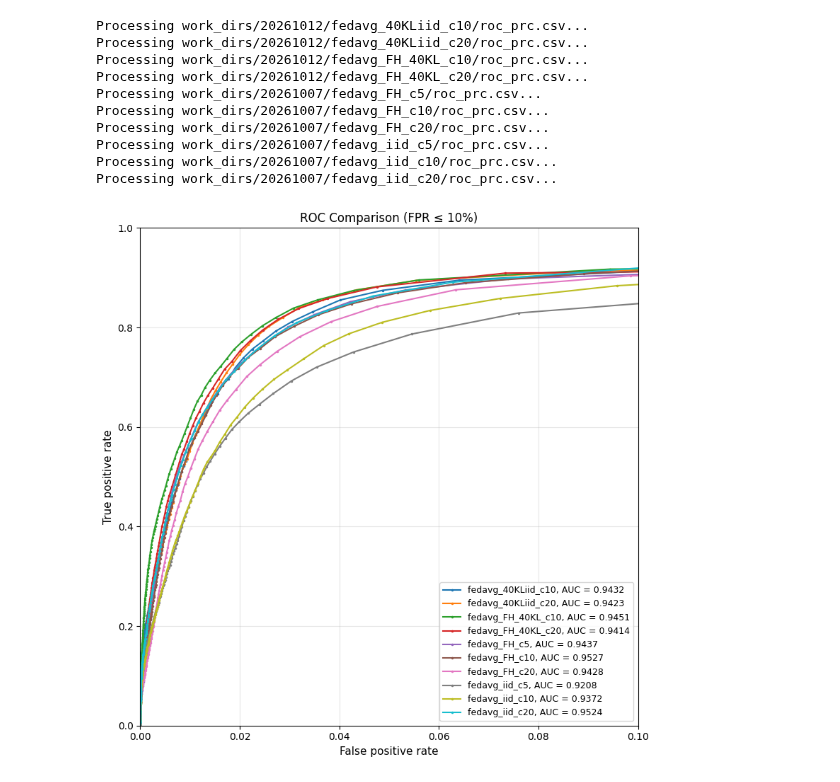
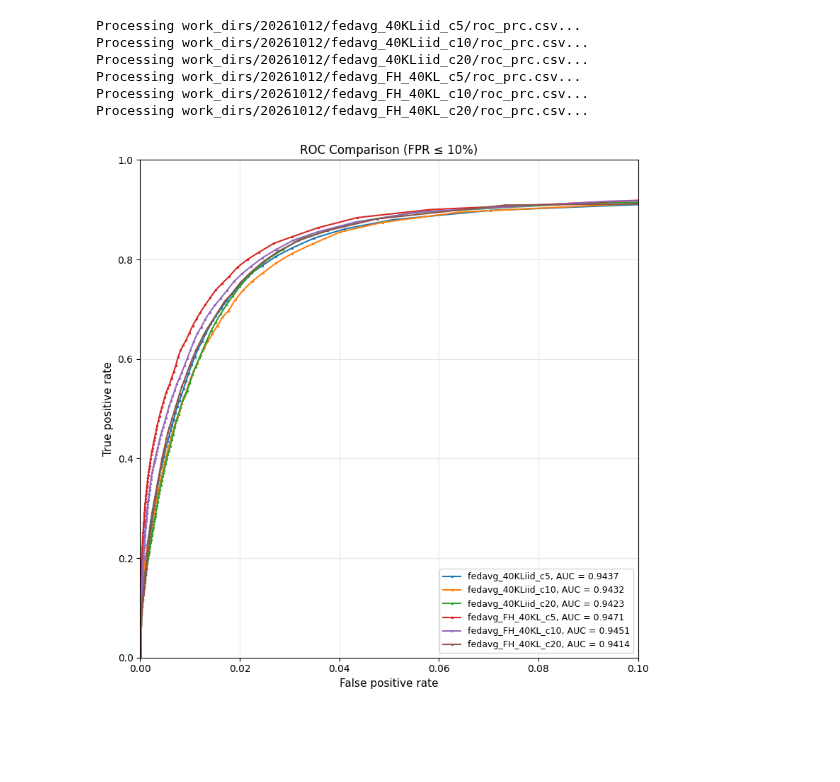
Before and after one commit to beppSpedicato/FedCircuitNet, a Jupyter notebook: test.ipynb, the cells around one changed output. Drawn from its saved outputs; the diff is of its cells as text; code cells hidden in the pictures; blank space fills up the shorter version.

```diff
--- a/test.ipynb
+++ b/test.ipynb
@@ -6,19 +6,13 @@ from pathlib import Path
 
 # Define your CSV files here
 csv_files = [
+    "work_dirs/20261012/fedavg_40KLiid_c5/roc_prc.csv",
     "work_dirs/20261012/fedavg_40KLiid_c10/roc_prc.csv",
     "work_dirs/20261012/fedavg_40KLiid_c20/roc_prc.csv",
 
+    "work_dirs/20261012/fedavg_FH_40KL_c5/roc_prc.csv",
     "work_dirs/20261012/fedavg_FH_40KL_c10/roc_prc.csv",
     "work_dirs/20261012/fedavg_FH_40KL_c20/roc_prc.csv",
-
-    "work_dirs/20261007/fedavg_FH_c5/roc_prc.csv",
-    "work_dirs/20261007/fedavg_FH_c10/roc_prc.csv",
-    "work_dirs/20261007/fedavg_FH_c20/roc_prc.csv",
-
-    "work_dirs/20261007/fedavg_iid_c5/roc_prc.csv",
-    "work_dirs/20261007/fedavg_iid_c10/roc_prc.csv",
-    "work_dirs/20261007/fedavg_iid_c20/roc_prc.csv",
 ]
 
 result = []
@@ -102,38 +96,34 @@ def partial_auc(fpr, tpr, fpr_max):
 fig, ax = plt.subplots(figsize=(8, 8))
 
 for curve in roc_curves:
     pauc = partial_auc(curve['fpr'], curve['tpr'], FPR_MAX)
     ax.plot(curve['fpr'], curve['tpr'], marker=".", markersize=3,
             label=f"{curve['tag']}, AUC = {curve['auc']:.4f}")
 
 ax.set_xlabel("False positive rate", fontsize=11)
 ax.set_ylabel("True positive rate", fontsize=11)
 ax.set_title(f"ROC Comparison (FPR ≤ {FPR_MAX:.0%})", fontsize=12)
 ax.set_xlim(0, FPR_MAX)
 ax.set_ylim(0, 1)
 ax.set_box_aspect(1)
 ax.grid(alpha=0.3)
 ax.legend(loc="lower right", fontsize=9)
 plt.tight_layout()
 plt.show()
 
 # Display results table
 display(pd.DataFrame(result, columns=[
     "tag",
     "tp_0.10", "fp_0.10", "tn_0.10", "fn_0.10", "tpr_10%",
     "accuracy at 10% threshold", "precision at 10% threshold", "recall at 10% threshold", "f1 at 10% threshold",
     "tp", "fp", "tn", "fn", "accuracy", "auc", "precision", "recall", "f1"
 ]))
 # %% [output]
+Processing work_dirs/20261012/fedavg_40KLiid_c5/roc_prc.csv...
 Processing work_dirs/20261012/fedavg_40KLiid_c10/roc_prc.csv...
 Processing work_dirs/20261012/fedavg_40KLiid_c20/roc_prc.csv...
+Processing work_dirs/20261012/fedavg_FH_40KL_c5/roc_prc.csv...
 Processing work_dirs/20261012/fedavg_FH_40KL_c10/roc_prc.csv...
 Processing work_dirs/20261012/fedavg_FH_40KL_c20/roc_prc.csv...
-Processing work_dirs/20261007/fedavg_FH_c5/roc_prc.csv...
-Processing work_dirs/20261007/fedavg_FH_c10/roc_prc.csv...
-Processing work_dirs/20261007/fedavg_FH_c20/roc_prc.csv...
-Processing work_dirs/20261007/fedavg_iid_c5/roc_prc.csv...
-Processing work_dirs/20261007/fedavg_iid_c10/roc_prc.csv...
-Processing work_dirs/20261007/fedavg_iid_c20/roc_prc.csv...
-[figure, old version]
+[figure, new version]
 |  | tag | tp_0.10 | fp_0.10 | tn_0.10 | fn_0.10 | tpr_10% | accuracy at 10% threshold | precision at 10% threshold | ... |
```
Also changed, not shown: parts of 2 cells of this notebook, 2 other files.
